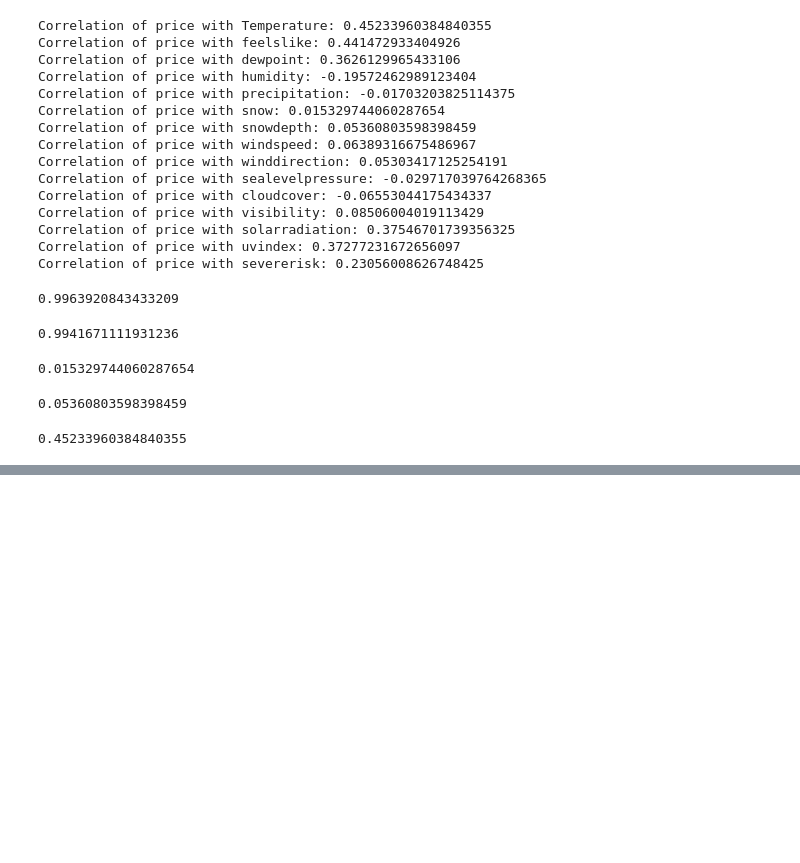
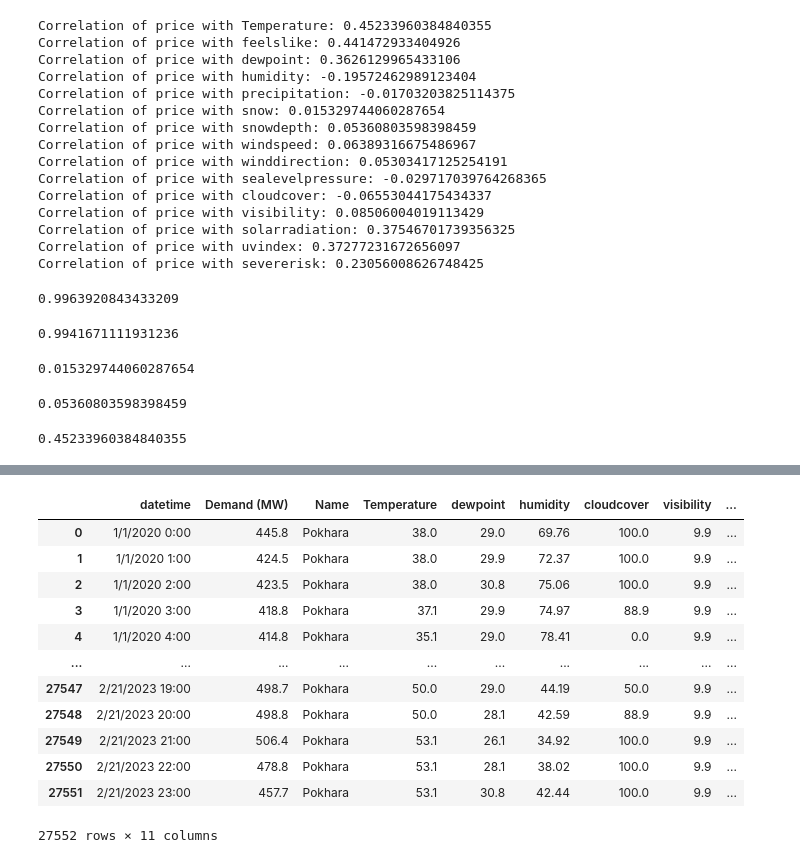
Before and after one commit to clerisy47/VoltVision, a Jupyter notebook: model_training/collaboration_notebooks/utsav.ipynb, the cells around one changed output, grey strips where cells are left out. Drawn from its saved outputs; the diff is of its cells as text; code cells hidden in the pictures; blank space fills up the shorter version.

Commit message:
Update weather.csv

```diff
--- a/model_training/collaboration_notebooks/utsav.ipynb
+++ b/model_training/collaboration_notebooks/utsav.ipynb
@@ -294,0 +315,16 @@ df_merged.to_csv('weather.csv', index=False)
+# %%
+df_merged.to_csv('weather.csv', index=False)
+# %% [output]
+|  | datetime | Demand (MW) | Name | Temperature | dewpoint | humidity | cloudcover | visibility | ... |
+| 0 | 1/1/2020 0:00 | 445.8 | Pokhara | 38.0 | 29.0 | 69.76 | 100.0 | 9.9 | ... |
+| 1 | 1/1/2020 1:00 | 424.5 | Pokhara | 38.0 | 29.9 | 72.37 | 100.0 | 9.9 | ... |
+| 2 | 1/1/2020 2:00 | 423.5 | Pokhara | 38.0 | 30.8 | 75.06 | 100.0 | 9.9 | ... |
+| 3 | 1/1/2020 3:00 | 418.8 | Pokhara | 37.1 | 29.9 | 74.97 | 88.9 | 9.9 | ... |
+| 4 | 1/1/2020 4:00 | 414.8 | Pokhara | 35.1 | 29.0 | 78.41 | 0.0 | 9.9 | ... |
+| ... | ... | ... | ... | ... | ... | ... | ... | ... | ... |
+| 27547 | 2/21/2023 19:00 | 498.7 | Pokhara | 50.0 | 29.0 | 44.19 | 50.0 | 9.9 | ... |
+| 27548 | 2/21/2023 20:00 | 498.8 | Pokhara | 50.0 | 28.1 | 42.59 | 88.9 | 9.9 | ... |
+| 27549 | 2/21/2023 21:00 | 506.4 | Pokhara | 53.1 | 26.1 | 34.92 | 100.0 | 9.9 | ... |
+| 27550 | 2/21/2023 22:00 | 478.8 | Pokhara | 53.1 | 28.1 | 38.02 | 100.0 | 9.9 | ... |
+| 27551 | 2/21/2023 23:00 | 457.7 | Pokhara | 53.1 | 30.8 | 42.44 | 100.0 | 9.9 | ... |
+27552 rows × 11 columns
```
Also changed, not shown: parts of 6 cells of this notebook, 1 other file.
